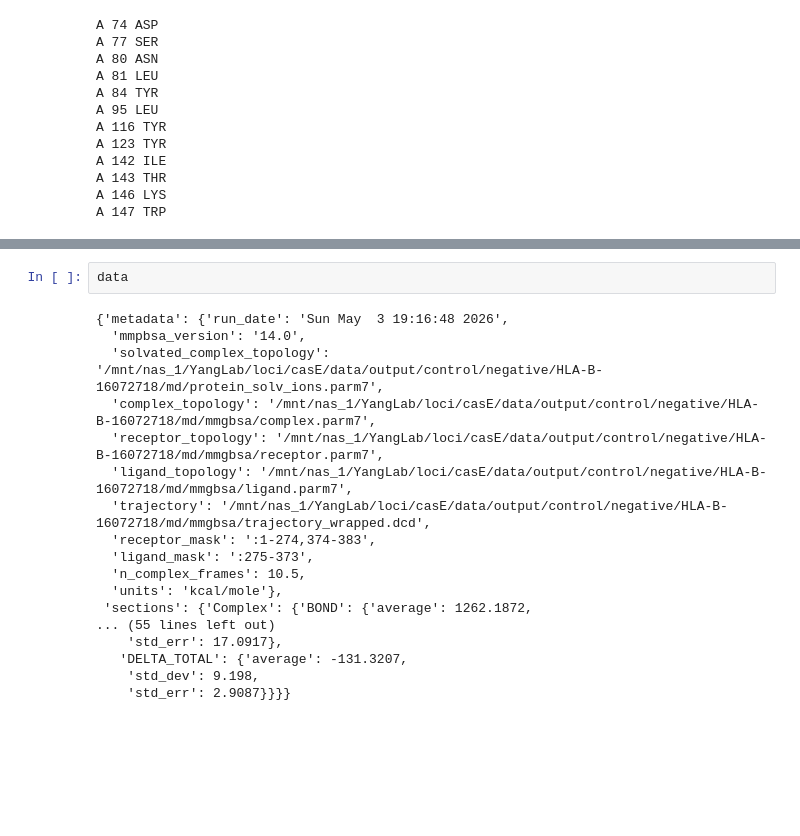
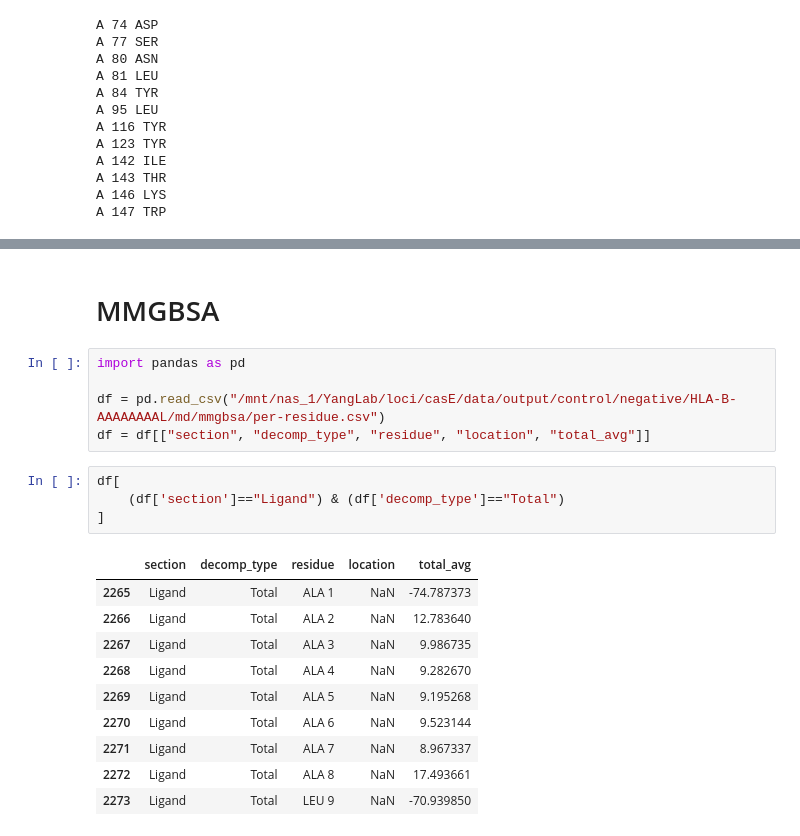
Before and after one commit to locitran/CasE, a Jupyter notebook: test.ipynb, the cells around one changed output, grey strips where cells are left out. Drawn from its saved outputs; the diff is of its cells as text; blank space fills up the shorter version.

```diff
--- a/test.ipynb
+++ b/test.ipynb
@@ -321,20 +213,22 @@ Wrote /mnt/nas_1/YangLab/loci/casE/data/output/control/negative/HLA-B-16072718/m
-# %%
-data
-# %% [output]
-{'metadata': {'run_date': 'Sun May  3 19:16:48 2026',
-  'mmpbsa_version': '14.0',
-  'solvated_complex_topology': '/mnt/nas_1/YangLab/loci/casE/data/output/control/negative/HLA-B-16072718/md/protein_solv_ions.parm7',
-  'complex_topology': '/mnt/nas_1/YangLab/loci/casE/data/output/control/negative/HLA-B-16072718/md/mmgbsa/complex.parm7',
-  'receptor_topology': '/mnt/nas_1/YangLab/loci/casE/data/output/control/negative/HLA-B-16072718/md/mmgbsa/receptor.parm7',
-  'ligand_topology': '/mnt/nas_1/YangLab/loci/casE/data/output/control/negative/HLA-B-16072718/md/mmgbsa/ligand.parm7',
-  'trajectory': '/mnt/nas_1/YangLab/loci/casE/data/output/control/negative/HLA-B-16072718/md/mmgbsa/trajectory_wrapped.dcd',
-  'receptor_mask': ':1-274,374-383',
-  'ligand_mask': ':275-373',
-  'n_complex_frames': 10.5,
-  'units': 'kcal/mole'},
- 'sections': {'Complex': {'BOND': {'average': 1262.1872,
-... (55 lines left out)
-    'std_err': 17.0917},
-   'DELTA_TOTAL': {'average': -131.3207,
-    'std_dev': 9.198,
-    'std_err': 2.9087}}}}
+# %% [markdown]
+# MMGBSA
+# %%
+import pandas as pd
+
+df = pd.read_csv("/mnt/nas_1/YangLab/loci/casE/data/output/control/negative/HLA-B-AAAAAAAAL/md/mmgbsa/per-residue.csv")
+df = df[["section", "decomp_type", "residue", "location", "total_avg"]]
+# %%
+df[
+    (df['section']=="Ligand") & (df['decomp_type']=="Total")
+]
+# %% [output]
+|  | section | decomp_type | residue | location | total_avg |
+| 2265 | Ligand | Total | ALA 1 | NaN | -74.787373 |
+| 2266 | Ligand | Total | ALA 2 | NaN | 12.783640 |
+| 2267 | Ligand | Total | ALA 3 | NaN | 9.986735 |
+| 2268 | Ligand | Total | ALA 4 | NaN | 9.282670 |
+| 2269 | Ligand | Total | ALA 5 | NaN | 9.195268 |
+| 2270 | Ligand | Total | ALA 6 | NaN | 9.523144 |
+| 2271 | Ligand | Total | ALA 7 | NaN | 8.967337 |
+| 2272 | Ligand | Total | ALA 8 | NaN | 17.493661 |
+| 2273 | Ligand | Total | LEU 9 | NaN | -70.939850 |
```
Also changed, not shown: parts of 6 cells of this notebook, 5 other files.
